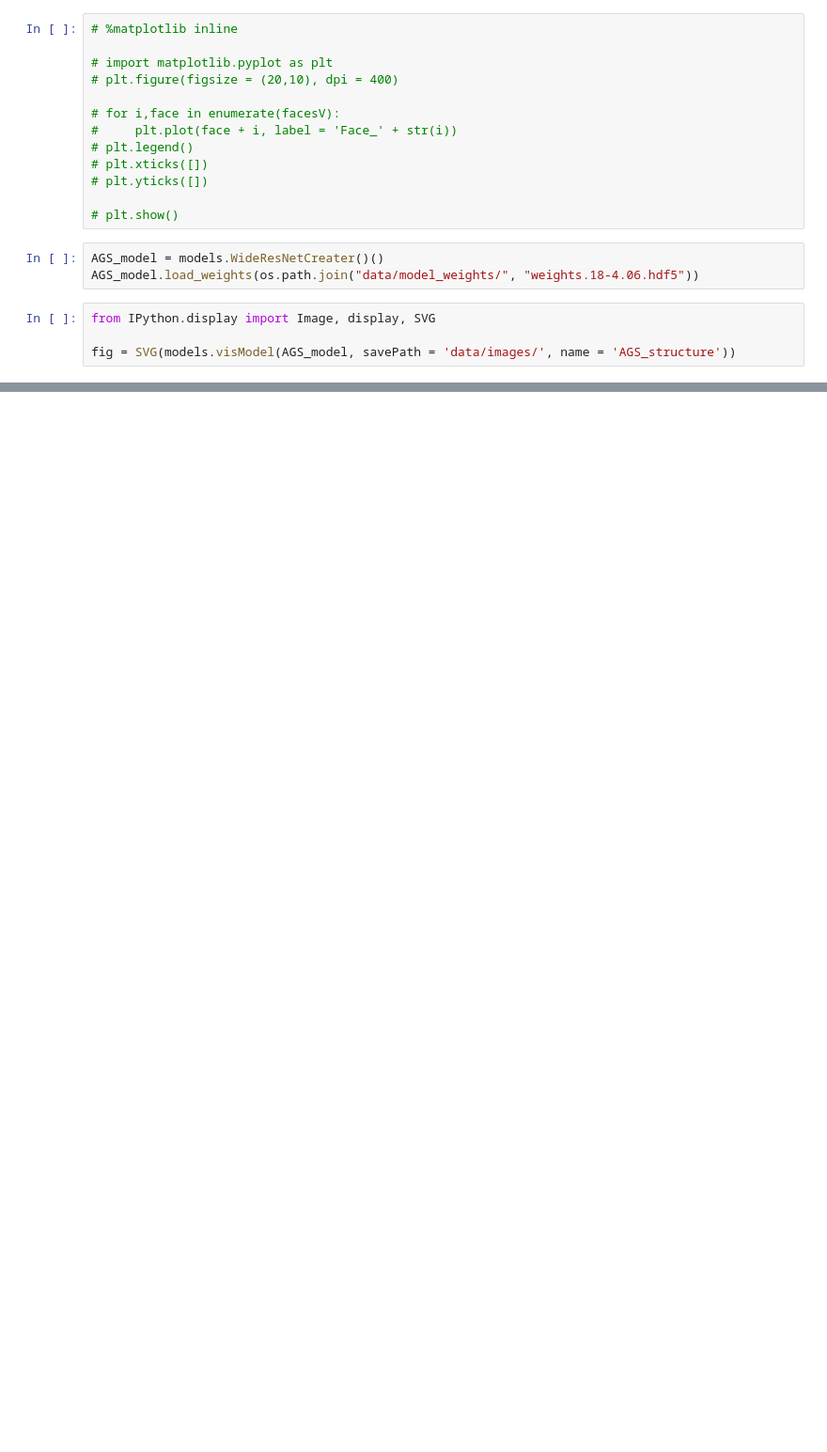
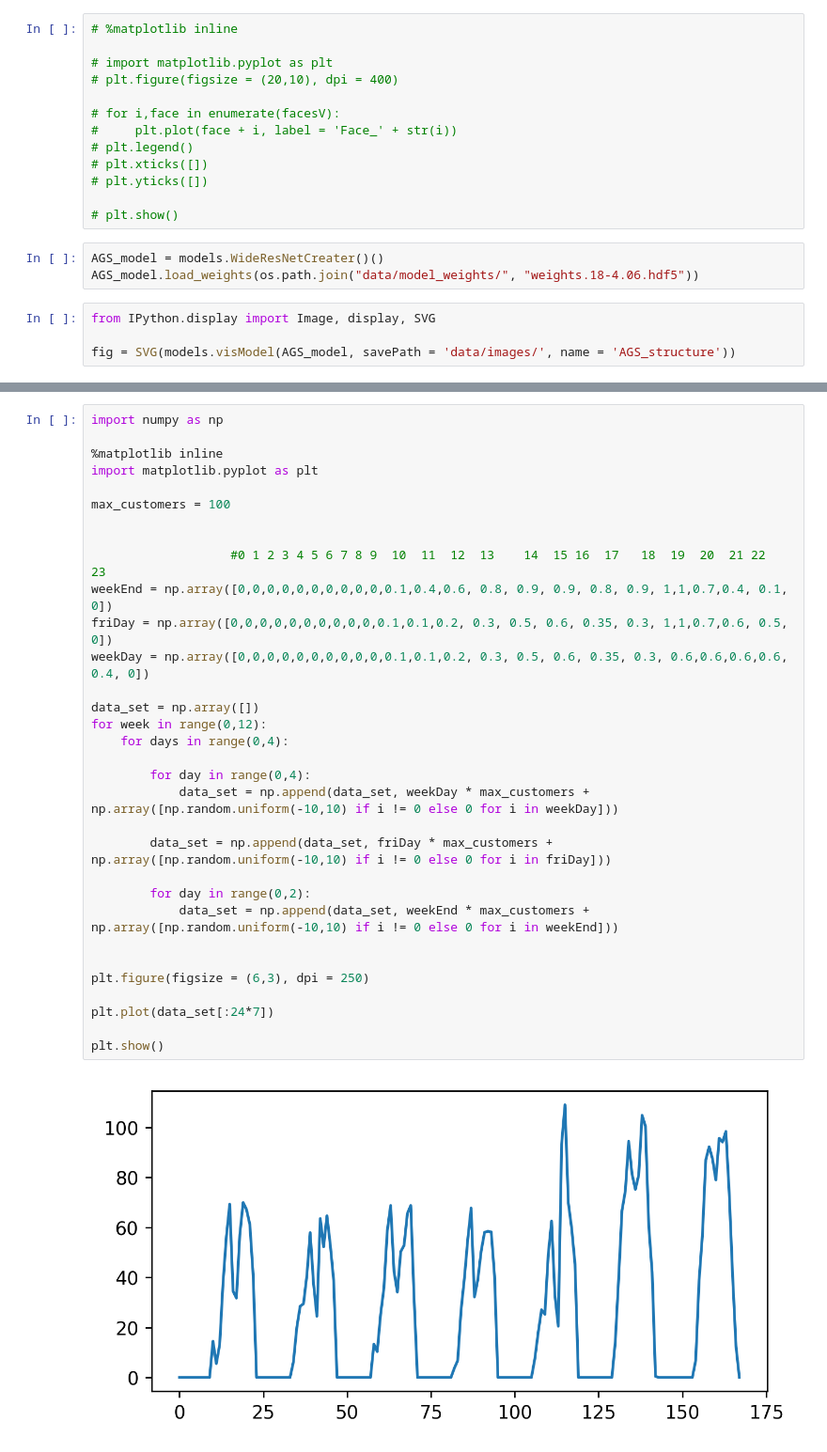
Before and after one commit to vadikko2/Hack_university, a Jupyter notebook: Main.ipynb, the cells around one changed output, grey strips where cells are left out. Shown: that part at 94% size. Drawn from its saved outputs; the diff is of its cells as text; blank space fills up the shorter version.

```diff
--- a/Main.ipynb
+++ b/Main.ipynb
@@ -70,0 +80,34 @@ fig = SVG(models.visModel(AGS_model, savePath = 'data/images/', name = 'AGS_stru
+# %%
+import numpy as np
+
+%matplotlib inline
+import matplotlib.pyplot as plt
+
+max_customers = 100
+
+
+                   #0 1 2 3 4 5 6 7 8 9  10  11  12  13    14  15 16  17   18  19  20  21 22   23
+weekEnd = np.array([0,0,0,0,0,0,0,0,0,0,0.1,0.4,0.6, 0.8, 0.9, 0.9, 0.8, 0.9, 1,1,0.7,0.4, 0.1, 0])
+friDay = np.array([0,0,0,0,0,0,0,0,0,0,0.1,0.1,0.2, 0.3, 0.5, 0.6, 0.35, 0.3, 1,1,0.7,0.6, 0.5, 0])
+weekDay = np.array([0,0,0,0,0,0,0,0,0,0,0.1,0.1,0.2, 0.3, 0.5, 0.6, 0.35, 0.3, 0.6,0.6,0.6,0.6, 0.4, 0])
+
+data_set = np.array([])
+for week in range(0,12):
+    for days in range(0,4):
+
+        for day in range(0,4):
+            data_set = np.append(data_set, weekDay * max_customers + np.array([np.random.uniform(-10,10) if i != 0 else 0 for i in weekDay]))
+
+        data_set = np.append(data_set, friDay * max_customers + np.array([np.random.uniform(-10,10) if i != 0 else 0 for i in friDay]))
+
+        for day in range(0,2):
+            data_set = np.append(data_set, weekEnd * max_customers + np.array([np.random.uniform(-10,10) if i != 0 else 0 for i in weekEnd]))
+
+
+plt.figure(figsize = (6,3), dpi = 250)
+
+plt.plot(data_set[:24*7])
+
+plt.show()
+# %% [output]
+[figure, added]
```
Also changed, not shown: parts of 4 cells of this notebook, 4 other files.
